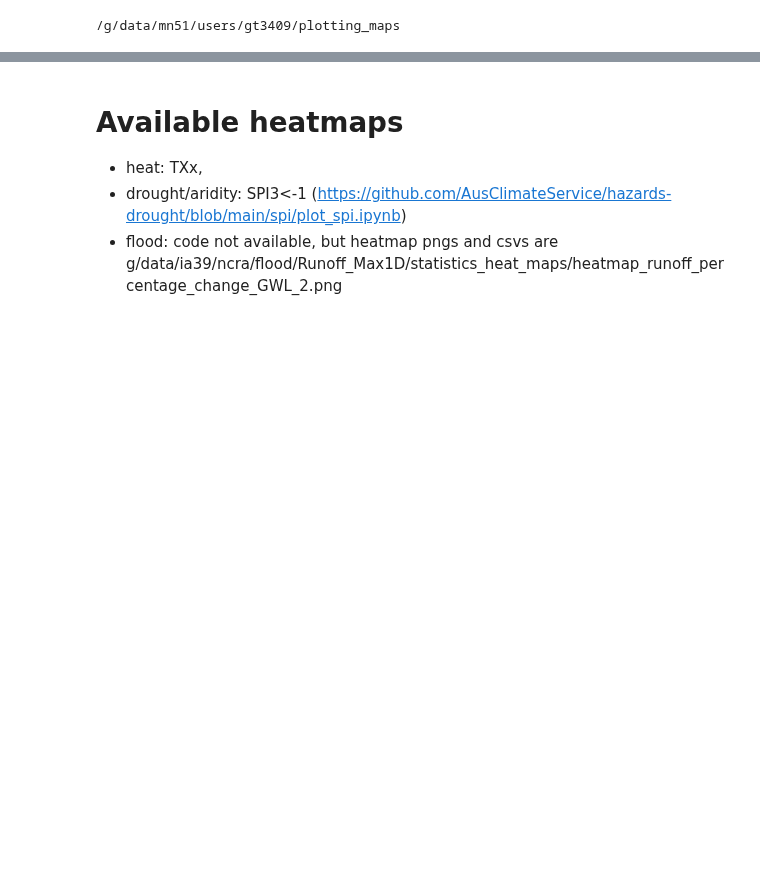
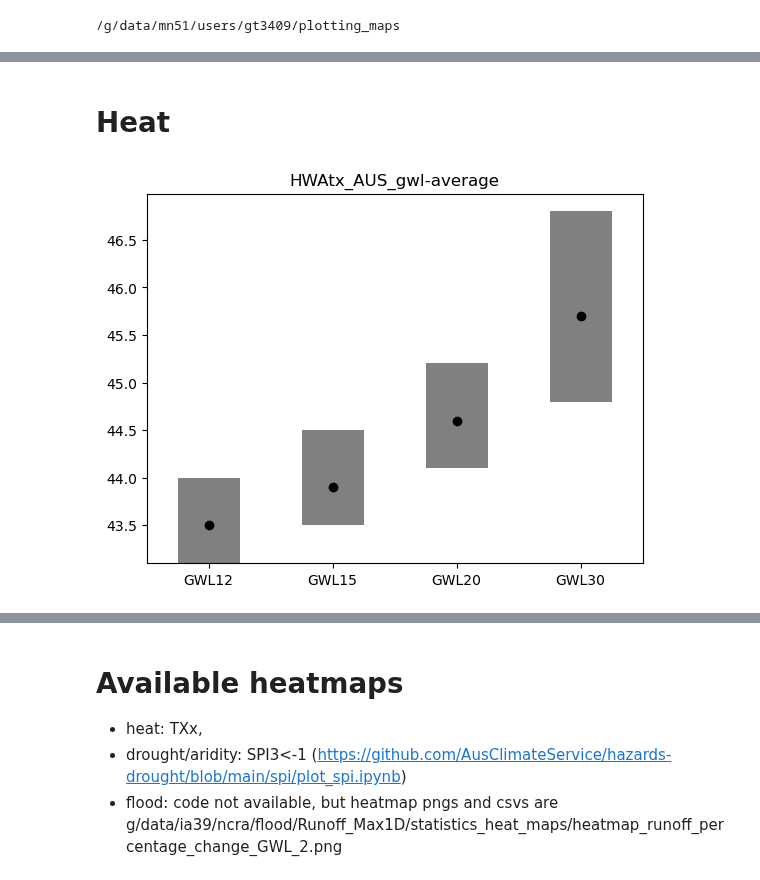
Before and after one commit to AusClimateService/plotting_maps, a Jupyter notebook: example_notebooks/summary_boxplots_region_gwl.ipynb, the cells around one changed output, grey strips where cells are left out. Saved outputs shown, nothing was run; the diff lists cells and outputs as text; code cells hidden in the pictures; blank space fills up the shorter version.

```diff
--- a/example_notebooks/summary_boxplots_region_gwl.ipynb
+++ b/example_notebooks/summary_boxplots_region_gwl.ipynb
@@ -513,0 +32,16 @@ for i, abbrev in enumerate(mask.abbrevs.values):
+# %%
+_list = [('BOM', 'ACCESS-CM2', 'BARPA-R', 'r4i1p1f1'),
+         ('BOM', 'ACCESS-ESM1-5', 'BARPA-R', 'r6i1p1f1'),
+         ('BOM', 'CESM2', 'BARPA-R', 'r11i1p1f1'),
+         ('BOM', 'CMCC-ESM2', 'BARPA-R', 'r1i1p1f1'),
+         ('BOM', 'EC-Earth3', 'BARPA-R', 'r1i1p1f1'),
+         ('BOM', 'MPI-ESM1-2-HR', 'BARPA-R', 'r1i1p1f1'),
+         ('BOM', 'NorESM2-MM', 'BARPA-R', 'r1i1p1f1'),
+         ('CSIRO', 'ACCESS-CM2', 'CCAM-v2203-SN', 'r4i1p1f1'),
+         ('CSIRO', 'ACCESS-ESM1-5', 'CCAM-v2203-SN', 'r6i1p1f1'),
+         ('CSIRO', 'CESM2', 'CCAM-v2203-SN', 'r11i1p1f1'),
+         ('CSIRO', 'CMCC-ESM2', 'CCAM-v2203-SN', 'r1i1p1f1'),
+         ('CSIRO', 'CNRM-ESM2-1', 'CCAM-v2203-SN', 'r1i1p1f2'),
+         ('CSIRO', 'EC-Earth3', 'CCAM-v2203-SN', 'r1i1p1f1')]
+
+model_list = [f"{parent}_{downscaling}_{member}" for institution_id, parent, downscaling, member in _list]
@@ -513,0 +187,2 @@ for i, abbrev in enumerate(mask.abbrevs.values):
+# %% [markdown]
+# Heat
@@ -513,0 +220,24 @@ for i, abbrev in enumerate(mask.abbrevs.values):
+# %%
+# make a plot from the csv
+abbrev="AUS"
+
+filename = f"{var}_ncra-regions_gwl-average"
+
+df = pd.read_csv(f"tables/{filename}.csv", index_col="gwl", usecols=["gwl", "abbrevs", "names", "min", "median", "max"])
+df = df[df.abbrevs=="AUS"]
+
+gwls = ["GWL12", "GWL15", "GWL20", "GWL30"]
+for i, gwl in enumerate(gwls):
+
+    ens_min, ens_median, ens_max = df.loc[[gwl]][["min", "median", "max"]].values[0]
+    plt.bar(x=i+1, height=ens_max - ens_min, width=0.5, bottom =  ens_min, color="grey", label=gwl)
+    plt.scatter(x=i+1, y=ens_median, c="k")
+
+
+plt.xlim(0.5, len(gwls)+0.5 )
+plt.xticks(np.arange(1,len(gwls)+1), labels=gwls)
+plt.title(f"{var}_{abbrev}_gwl-average")
+
+plt.savefig(f"figures/{var}_{abbrev}_gwl-average.png")
+# %% [output]
+[figure, added]
```
Also changed, not shown: parts of 35 cells of this notebook, 31 other files.
